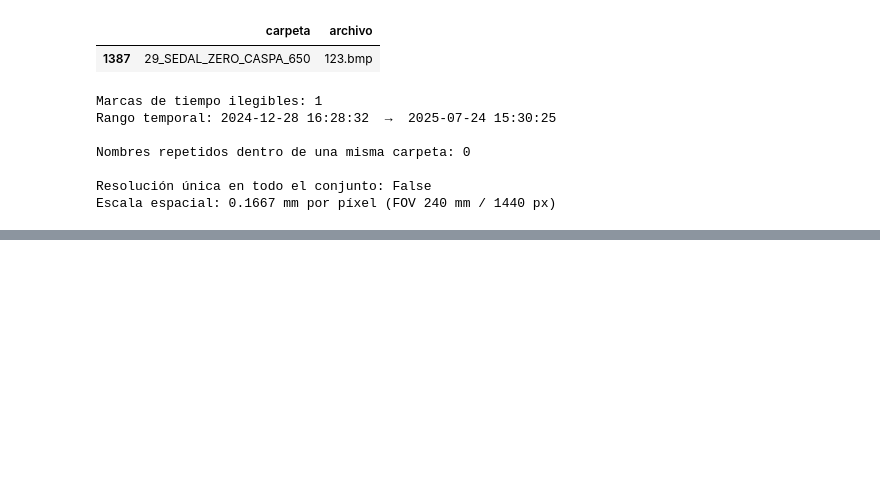
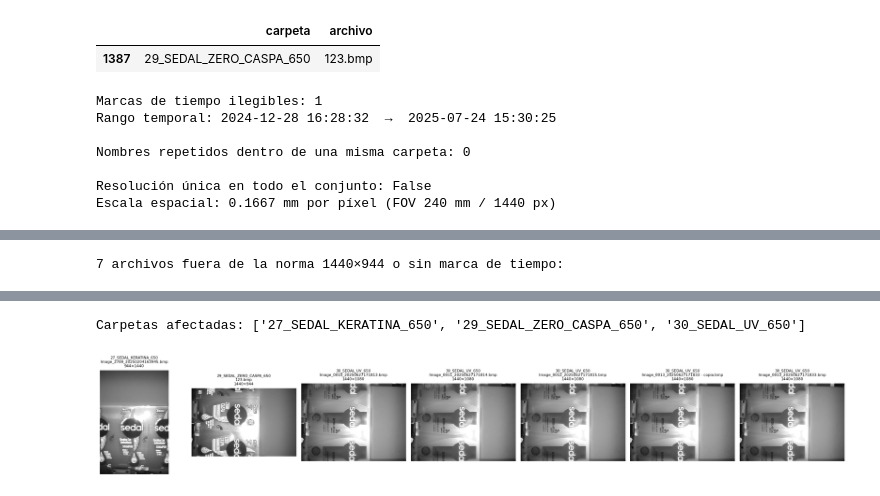
Before and after one commit to feliperangel204-cpu/proyecto-aplicado-1, a Jupyter notebook: notebooks/Proyecto-aplicado-Desa.ipynb, the cells around one changed output, grey strips where cells are left out. Cells and saved outputs as stored; diff of their text form; code cells hidden in the pictures; blank space fills up the shorter version.

```diff
--- a/notebooks/Proyecto-aplicado-Desa.ipynb
+++ b/notebooks/Proyecto-aplicado-Desa.ipynb
@@ -378,0 +433,18 @@ Escala espacial: 0.1667 mm por píxel (FOV 240 mm / 1440 px)
+# %%
+# ── 1.2b Las excepciones de geometría y de nombre ──
+raras = inv[(inv.ancho != ANCHO_NATIVO) | (inv.alto != ALTO_NATIVO) | (inv.indice < 0)]
+print(f'{len(raras)} archivos fuera de la norma 1440×944 o sin marca de tiempo:')
+display(raras[['carpeta','archivo','ancho','alto','bytes','indice','marca_tiempo','media','desv']])
+
+print('\nCarpetas afectadas:', sorted(raras.carpeta.unique()))
+
+fig, ejes = plt.subplots(1, len(raras), figsize=(2.9 * len(raras), 3.4))
+for eje, (_, r) in zip(np.atleast_1d(ejes), raras.iterrows()):
+    im = Image.open(RAIZ / r.ruta).convert('L')
+    eje.imshow(np.asarray(im.resize((im.width // 4, im.height // 4))),
+               cmap='gray', vmin=0, vmax=255)
+    eje.set_title(f'{r.carpeta}\n{r.archivo}\n{r.ancho}×{r.alto}', fontsize=7)
+    eje.axis('off')
+plt.tight_layout(); plt.show()
+# %% [output]
+7 archivos fuera de la norma 1440×944 o sin marca de tiempo:
@@ -378,0 +459,2 @@ Escala espacial: 0.1667 mm por píxel (FOV 240 mm / 1440 px)
+Carpetas afectadas: ['27_SEDAL_KERATINA_650', '29_SEDAL_ZERO_CASPA_650', '30_SEDAL_UV_650']
+[figure, added]
```
Also changed, not shown: parts of 37 cells of this notebook.
